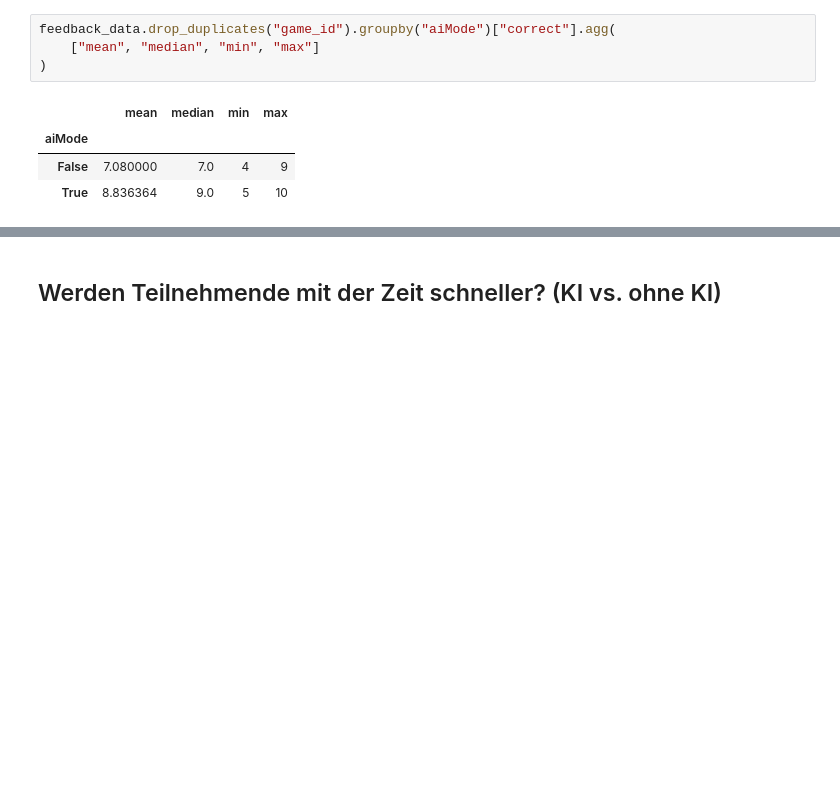
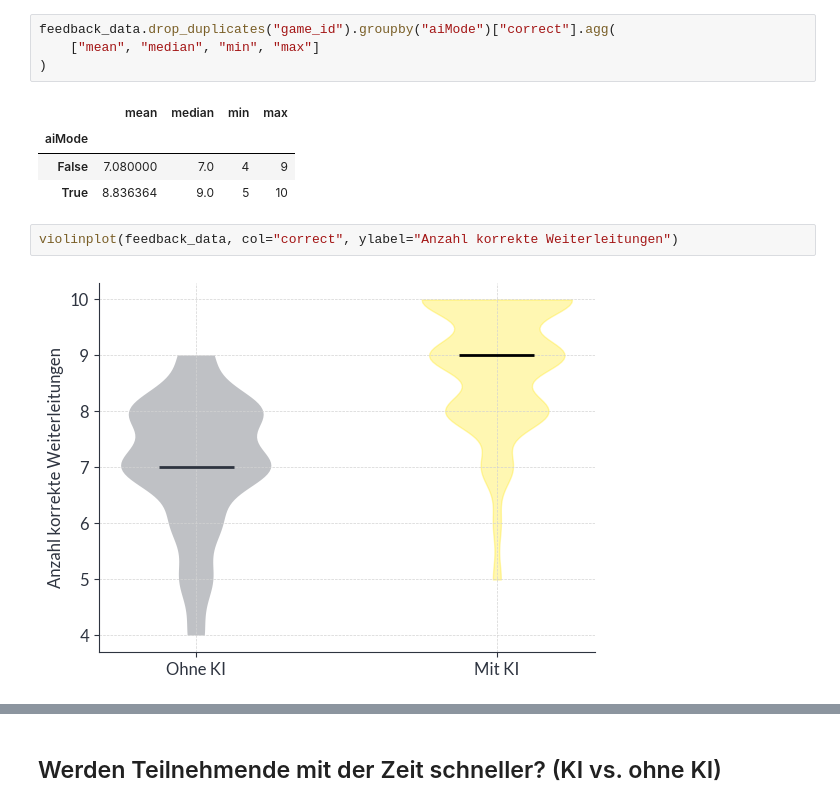
Before and after one commit to anacision-de/postkorb-panic, a Jupyter notebook: analysis/Analysis.ipynb, the cells around one changed output, grey strips where cells are left out. Drawn from its saved outputs; the diff is of its cells as text; blank space fills up the shorter version.

```diff
--- a/analysis/Analysis.ipynb
+++ b/analysis/Analysis.ipynb
@@ -79,3 +108,7 @@ feedback_data.drop_duplicates("game_id").groupby("aiMode")["correct"].agg(
 | aiMode |  |  |  |  |
 | False | 7.080000 | 7.0 | 4 | 9 |
 | True | 8.836364 | 9.0 | 5 | 10 |
+# %%
+violinplot(feedback_data, col="correct", ylabel="Anzahl korrekte Weiterleitungen")
+# %% [output]
+[figure, added]
```
Also changed, not shown: parts of 11 cells of this notebook, 17 other files.
